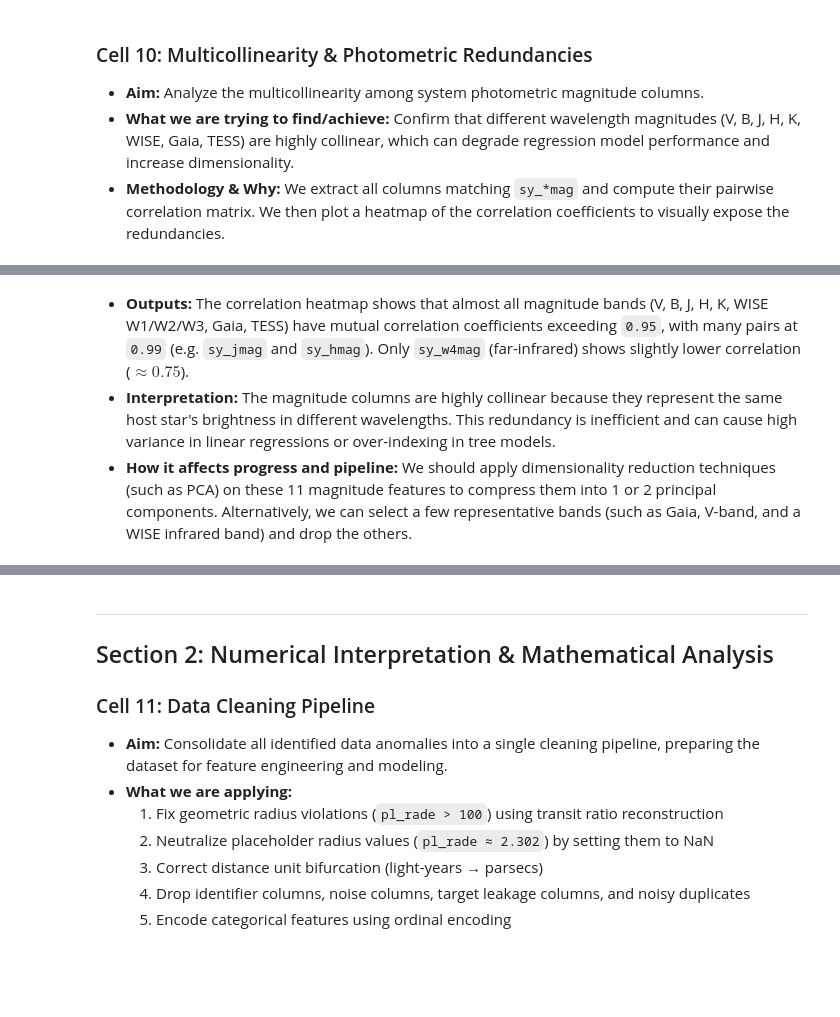
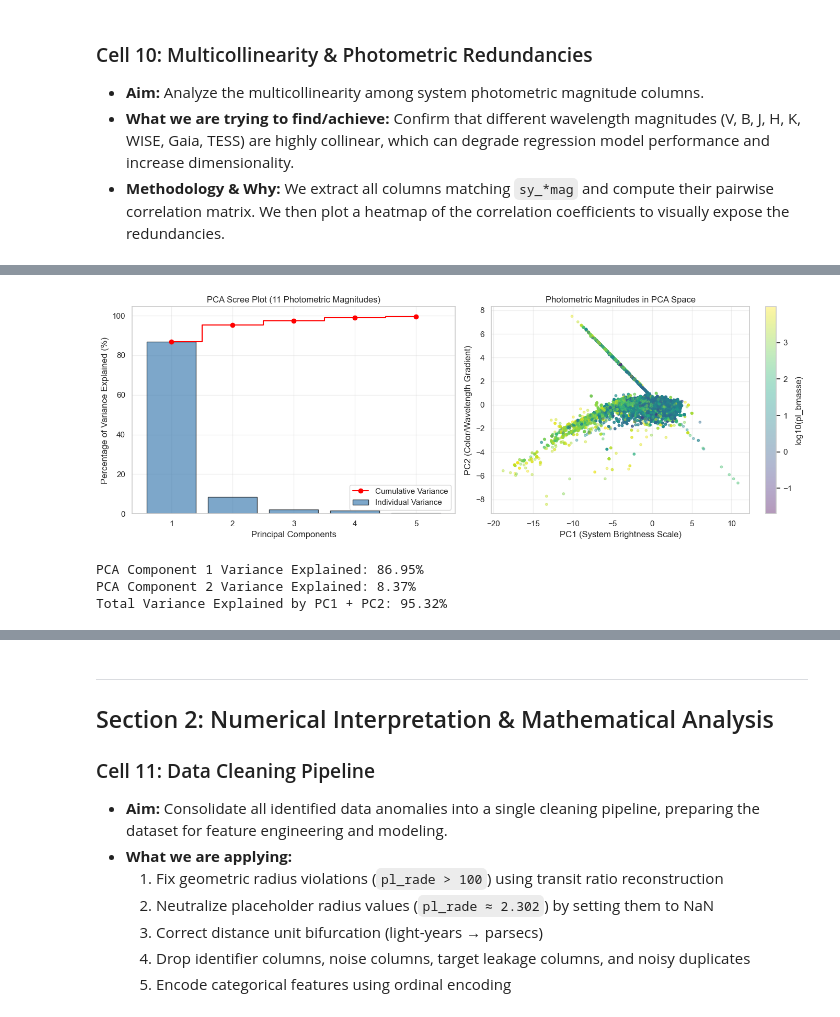
Before and after one commit to arz03/astro_alliance, a Jupyter notebook: notebooks/data_inspection.ipynb, the cells around one changed output, grey strips where cells are left out. Saved outputs shown, nothing was run; the diff lists cells and outputs as text; code cells hidden in the pictures; blank space fills up the shorter version.

```diff
--- a/notebooks/data_inspection.ipynb
+++ b/notebooks/data_inspection.ipynb
@@ -434,4 +472,50 @@ plt.show()
-# %% [markdown]
-* **Outputs:** The correlation heatmap shows that almost all magnitude bands (V, B, J, H, K, WISE W1/W2/W3, Gaia, TESS) have mutual correlation coefficients exceeding `0.95`, with many pairs at `0.99` (e.g. `sy_jmag` and `sy_hmag`). Only `sy_w4mag` (far-infrared) shows slightly lower correlation ($\approx 0.75$).
-* **Interpretation:** The magnitude columns are highly collinear because they represent the same host star's brightness in different wavelengths. This redundancy is inefficient and can cause high variance in linear regressions or over-indexing in tree models.
-* **How it affects progress and pipeline:** We should apply dimensionality reduction techniques (such as PCA) on these 11 magnitude features to compress them into 1 or 2 principal components. Alternatively, we can select a few representative bands (such as Gaia, V-band, and a WISE infrared band) and drop the others.
+# %%
+# Multicollinearity Analysis & PCA Dimensionality Reduction
+from sklearn.decomposition import PCA
+from sklearn.preprocessing import StandardScaler
+
+mag_cols = [c for c in df.columns if c.startswith('sy_') and c.endswith('mag')]
+mag_data = df[mag_cols].fillna(df[mag_cols].median())
+
+scaler = StandardScaler()
+mag_scaled = scaler.fit_transform(mag_data)
+
+pca = PCA(n_components=5)
+mag_pca = pca.fit_transform(mag_scaled)
+
+df['mag_pca_1'] = mag_pca[:, 0]
+df['mag_pca_2'] = mag_pca[:, 1]
+
+exp_var = pca.explained_variance_ratio_
+cum_var = np.cumsum(exp_var)
+
+fig, axes = plt.subplots(1, 2, figsize=(14, 5))
+
+# Scree plot
+axes[0].bar(range(1, 6), exp_var * 100, alpha=0.7, color='steelblue', edgecolor='black', label='Individual Variance')
+axes[0].step(range(1, 6), cum_var * 100, where='mid', color='red', marker='o', label='Cumulative Variance')
+axes[0].set_xlabel('Principal Components')
+axes[0].set_ylabel('Percentage of Variance Explained (%)')
+axes[0].set_title('PCA Scree Plot (11 Photometric Magnitudes)')
+axes[0].legend()
+axes[0].grid(True, alpha=0.3)
+
+# Scatter plot in PCA space
+scatter = axes[1].scatter(df['mag_pca_1'], df['mag_pca_2'], c=np.log10(df['pl_bmasse'].clip(lower=0.01)), cmap='viridis', alpha=0.4, s=10)
+plt.colorbar(scatter, ax=axes[1], label='log10(pl_bmasse)')
+axes[1].set_xlabel('PC1 (System Brightness Scale)')
+axes[1].set_ylabel('PC2 (Color/Wavelength Gradient)')
+axes[1].set_title('Photometric Magnitudes in PCA Space')
+axes[1].grid(True, alpha=0.3)
+
+plt.tight_layout()
+plt.show()
+
+print(f'PCA Component 1 Variance Explained: {exp_var[0]*100:.2f}%')
+print(f'PCA Component 2 Variance Explained: {exp_var[1]*100:.2f}%')
+print(f'Total Variance Explained by PC1 + PC2: {cum_var[1]*100:.2f}%')
+# %% [output]
+[figure, added]
+PCA Component 1 Variance Explained: 86.95%
+PCA Component 2 Variance Explained: 8.37%
+Total Variance Explained by PC1 + PC2: 95.32%
```
Also changed, not shown: parts of 37 cells of this notebook.
